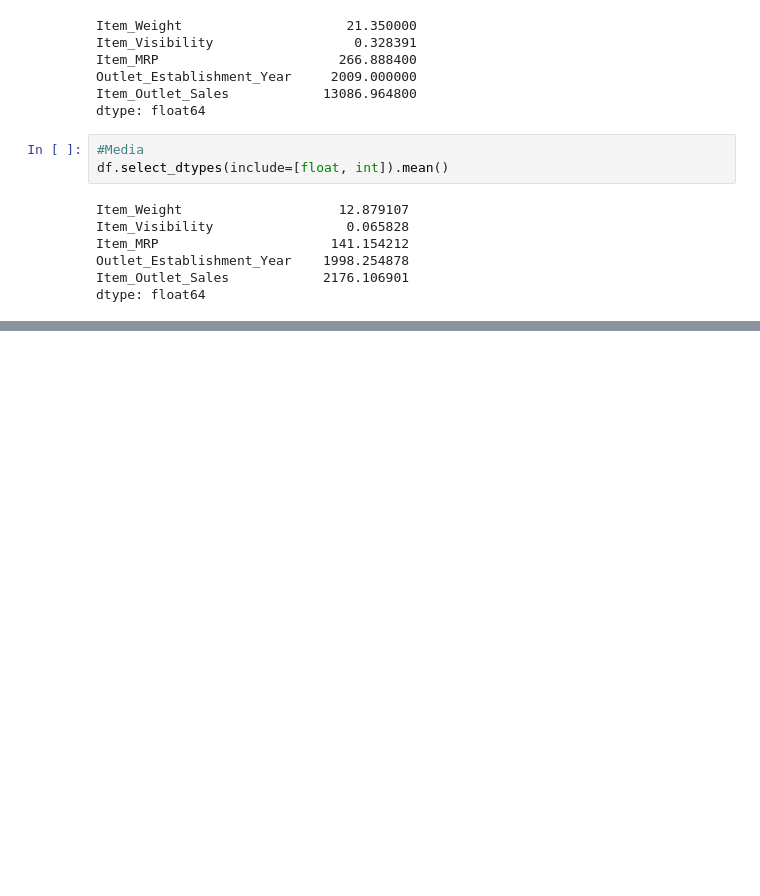
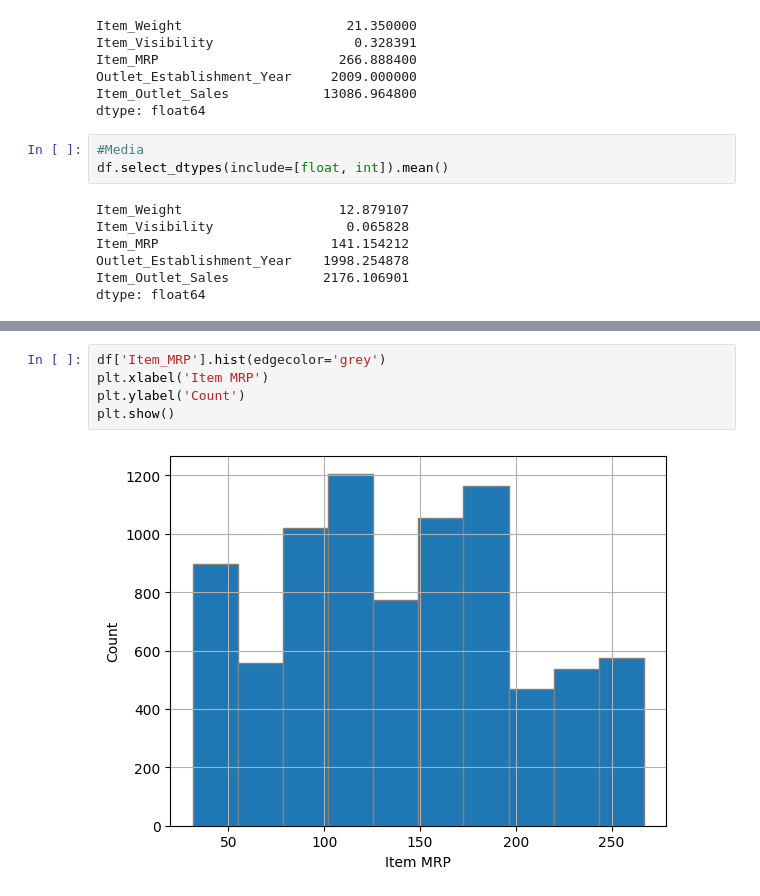
Before and after one commit to fabianestayt/predicciones-de-ventas, a Jupyter notebook: Predicciones.ipynb, the cells around one changed output, grey strips where cells are left out. Saved outputs shown, nothing was run; the diff lists cells and outputs as text; blank space fills up the shorter version.

```diff
--- a/Predicciones.ipynb
+++ b/Predicciones.ipynb
@@ -242,0 +257,7 @@ dtype: float64
+# %%
+df['Item_MRP'].hist(edgecolor='grey')
+plt.xlabel('Item MRP')
+plt.ylabel('Count')
+plt.show()
+# %% [output]
+[figure, added]
```
Also changed, not shown: parts of 17 cells of this notebook.
